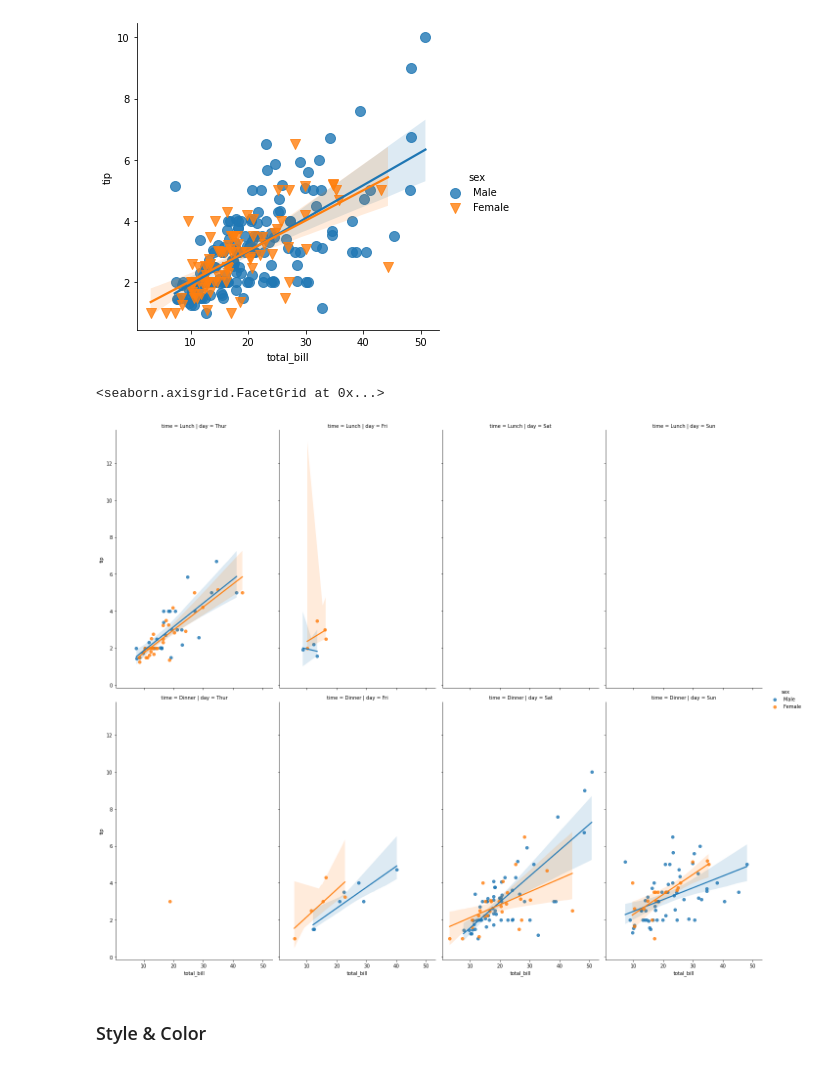
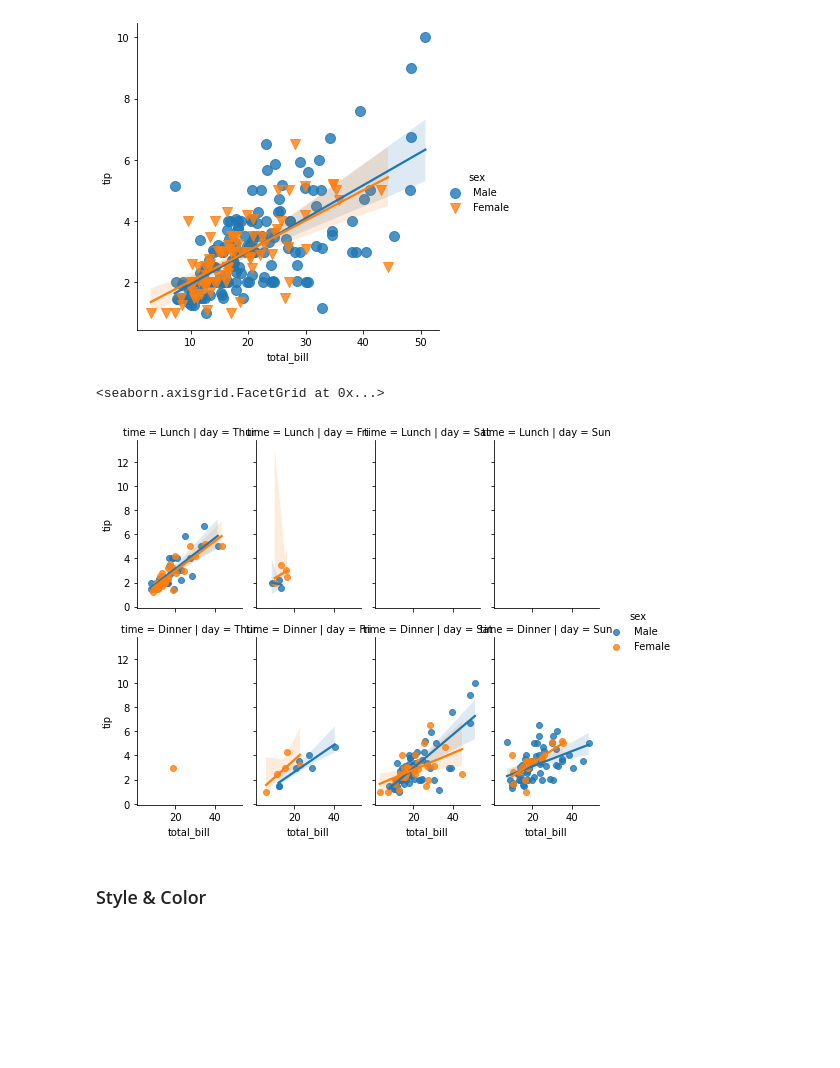
Before and after one commit to Zynith/Data-Science-and-Machine-Learning-Bootcamp, a Jupyter notebook: Visualizations.ipynb, the cells around one changed output. Cells and saved outputs as stored; diff of their text form; code cells hidden in the pictures; blank space fills up the shorter version.

```diff
--- a/Visualizations.ipynb
+++ b/Visualizations.ipynb
@@ -542,10 +548,10 @@ sns.lmplot(x = "total_bill", y = "tip", data = tips, hue = "sex",\
 [figure]
 # %%
 sns.lmplot(x = "total_bill", y = "tip", data = tips, col = "day",\
-          row = "time", hue = "sex", aspect = 0.6, height = 8)
+          row = "time", hue = "sex", aspect = 0.6, height = 3)
 # %% [output]
 <seaborn.axisgrid.FacetGrid at 0x...>
-[figure, old version]
+[figure, new version]
 # %% [markdown]
 ### Style & Color
 # %% [markdown]
```
Also changed, not shown: parts of 67 cells of this notebook.
